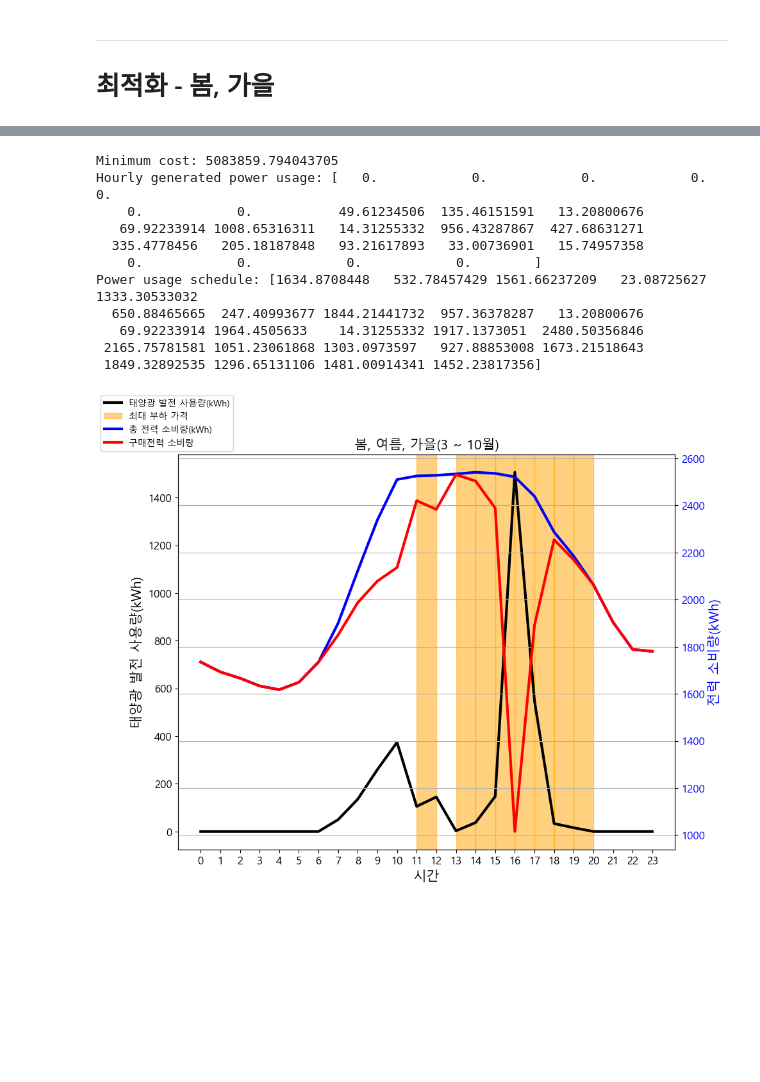
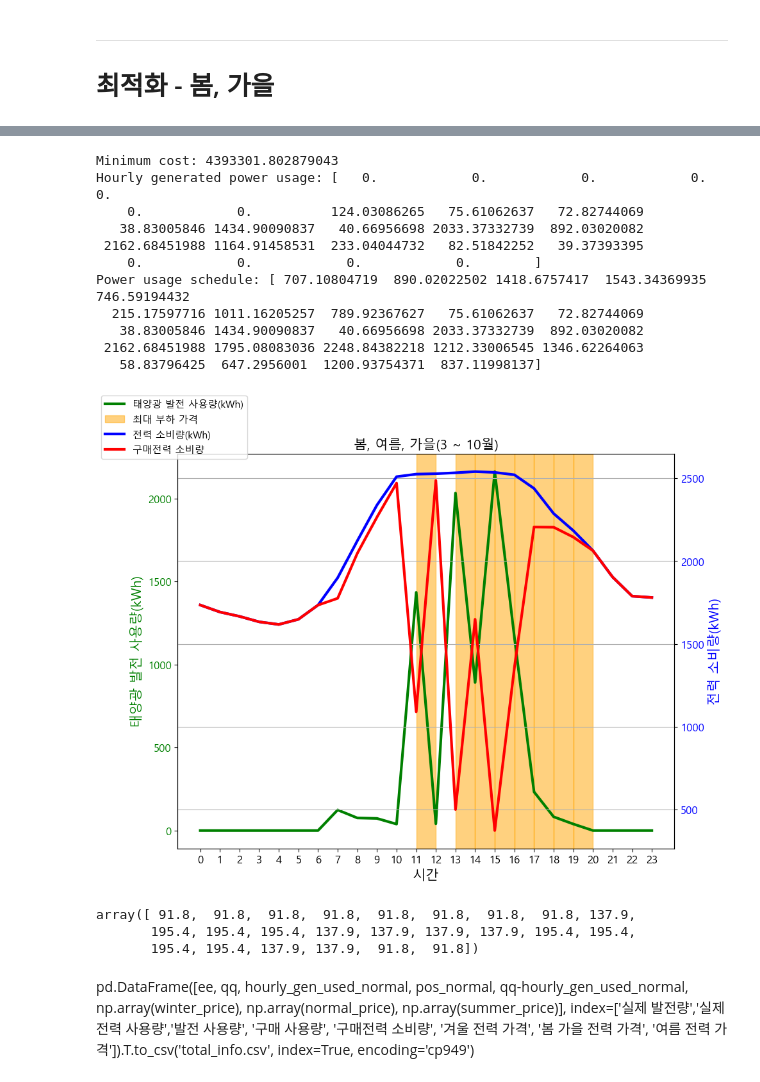
Before and after one commit to Jjineeq/Capstone_Design, a Jupyter notebook: plt.ipynb, the cells around one changed output, grey strips where cells are left out. Saved outputs shown, nothing was run; the diff lists cells and outputs as text; code cells hidden in the pictures; blank space fills up the shorter version.

```diff
--- a/plt.ipynb
+++ b/plt.ipynb
@@ -34,6 +34,8 @@ ee = solar.groupby(['hour']).mean().target
 ee[:7] = 0
 # %%
 ee[20:] = 0
+# %%
+ee = ee * 2.5
 # %%
 plt.figure(figsize=(10,8))
 plt.plot(ee, color = 'k')
@@ -129,2 +131,16 @@ plt.show()
 # %%
 time2 = [9, 10, 11, 16, 17, 18, 19]
+# %%
+plt.figure(figsize=(10,8))
+plt.plot(qq-ee, color = 'k', label = '실제 전력 사용량')
+plt.grid(True)
+plt.yticks(fontsize = 12)
+plt.xticks(np.arange(0,24,1) , fontsize = 12)
+plt.xlabel('시간', fontsize = 15)
+plt.ylabel('전력 사용량(kWh)', fontsize = 15)
+for i in time2:
+    plt.axvspan(i, i+1, alpha=0.8, color='orange')
+    if i == time2[-1]:
+        plt.axvspan(i, i+1, alpha=0.8, color='orange', label = '최대 부하 가격')
+plt.legend()
+plt.show()
@@ -345,9 +363,9 @@ def minimize_cost(x):
     return costs
 
 # PSO 알고리즘 설정
-options = {'c1': 0.5, 'c2': 0.5, 'w': 1.5}
+options = {'c1': 0.5, 'c2': 0.7, 'w': 1.5}
 bounds = (np.zeros(24), np.array(power_usage))
-optimizer = ps.single.GlobalBestPSO(n_particles=50, dimensions=24, options=options, bounds=bounds)
+optimizer = ps.single.GlobalBestPSO(n_particles=25, dimensions=24, options=options, bounds=bounds)
 
 # 최적화 실행
 cost, pos = optimizer.optimize(minimize_cost, iters=1000)
@@ -400,7 +418,7 @@ Power usage schedule: [ 155.7667726   930.12113185  565.12431553 1544.45010725
 fig, ax1 = plt.subplots(figsize=(10, 8))
 
 ax1.set_xlabel('시간', fontsize=15)
-ax1.set_ylabel('태양광 발전 사용량(kWh)', color='k', fontsize=15)
+ax1.set_ylabel('태양광 발전 사용량(kWh)', color='green', fontsize=15)
 ax1.plot(hourly_gen_used, color='green', label='태양광 발전 사용량(kWh)', linewidth = 3)
 ax1.tick_params(axis='y', labelcolor='green', labelsize=12)
 ax1.set_xticks(np.arange(0, 24, 1))
@@ -422,7 +440,7 @@ for i in time2:
         ax1.axvspan(i, i+1, alpha=0.5, color='orange')
 
 
-fig.legend(loc='upper left')
+fig.legend(loc='upper left',  fontsize = 11)
 plt.grid(True)
 plt.show()
 # %% [output]
@@ -624,49 +627,58 @@ Power usage schedule: [1634.8708448   532.78457429 1561.66237209   23.08725627 1
 # %%
-print(f"Minimum cost: {cost}")
+print(f"Minimum cost: {cost_normal}")
 
-print(f"Hourly generated power usage: {hourly_gen_used}")
+print(f"Hourly generated power usage: {hourly_gen_used_normal}")
 
-print(f"Power usage schedule: {pos}")
+print(f"Power usage schedule: {pos_normal}")
 # %% [output]
-Minimum cost: 5083859.794043705
+Minimum cost: 4393301.802879043
 Hourly generated power usage: [   0.            0.            0.            0.            0.
-    0.            0.           49.61234506  135.46151591   13.20800676
-   69.92233914 1008.65316311   14.31255332  956.43287867  427.68631271
-  335.4778456   205.18187848   93.21617893   33.00736901   15.74957358
+    0.            0.          124.03086265   75.61062637   72.82744069
+   38.83005846 1434.90090837   40.66956698 2033.37332739  892.03020082
+ 2162.68451988 1164.91458531  233.04044732   82.51842252   39.37393395
     0.            0.            0.            0.        ]
-Power usage schedule: [1634.8708448   532.78457429 1561.66237209   23.08725627 1333.30533032
-  650.88465665  247.40993677 1844.21441732  957.36378287   13.20800676
-   69.92233914 1964.4505633    14.31255332 1917.1373051  2480.50356846
- 2165.75781581 1051.23061868 1303.0973597   927.88853008 1673.21518643
- 1849.32892535 1296.65131106 1481.00914341 1452.23817356]
+Power usage schedule: [ 707.10804719  890.02022502 1418.6757417  1543.34369935  746.59194432
+  215.17597716 1011.16205257  789.92367627   75.61062637   72.82744069
+   38.83005846 1434.90090837   40.66956698 2033.37332739  892.03020082
+ 2162.68451988 1795.08083036 2248.84382218 1212.33006545 1346.62264063
+   58.83796425  647.2956001  1200.93754371  837.11998137]
 # %%
 fig, ax1 = plt.subplots(figsize=(10, 8))
 
 ax1.set_xlabel('시간', fontsize=15)
-ax1.set_ylabel('태양광 발전 사용량(kWh)', color='k', fontsize=15)
-ax1.plot(hourly_gen_used, color='k', label='태양광 발전 사용량(kWh)', linewidth = 3)
-ax1.tick_params(axis='y', labelcolor='k', labelsize=12)
+ax1.set_ylabel('태양광 발전 사용량(kWh)', color='g', fontsize=15)
+ax1.plot(hourly_gen_used_normal, color='g', label='태양광 발전 사용량(kWh)', linewidth = 3)
+ax1.tick_params(axis='y', labelcolor='g', labelsize=12)
 ax1.set_xticks(np.arange(0, 24, 1))
 ax1.set_xticklabels(np.arange(0, 24, 1), fontsize=12)
 ax1.set_title('봄, 여름, 가을(3 ~ 10월)', fontsize=15)
 
 ax2 = ax1.twinx()
 
 ax2.set_ylabel('전력 소비량(kWh)', color='b', fontsize=15)
-ax2.plot(qq, color='b', label='총 전력 소비량(kWh)', linewidth = 3)
+ax2.plot(qq, color='b', label='전력 소비량(kWh)', linewidth = 3)
 ax2.tick_params(axis='y', labelcolor='b', labelsize=12)
 
-plt.plot(qq-hourly_gen_used, color='r', label='구매전력 소비량', linewidth = 3)
+plt.plot(qq-hourly_gen_used_normal, color='r', label='구매전력 소비량', linewidth = 3)
 
 for i in time:
     if i == time[-1]:
         ax1.axvspan(i, i+1, alpha=0.5, color='orange', label='최대 부하 가격')
     else:
         ax1.axvspan(i, i+1, alpha=0.5, color='orange')
 
 
-fig.legend(loc='upper left')
+fig.legend(loc='upper left', fontsize = 11)
 plt.grid(True)
 plt.show()
 # %% [output]
-[figure, old version]
+[figure, new version]
+# %%
+np.array(winter_price)
+# %% [output]
+array([ 91.8,  91.8,  91.8,  91.8,  91.8,  91.8,  91.8,  91.8, 137.9,
+       195.4, 195.4, 195.4, 137.9, 137.9, 137.9, 137.9, 195.4, 195.4,
+       195.4, 195.4, 137.9, 137.9,  91.8,  91.8])
+# %% [markdown]
+pd.DataFrame([ee, qq, hourly_gen_used_normal, pos_normal, qq-hourly_gen_used_normal, np.array(winter_price), np.array(normal_price), np.array(summer_price)],
+             index=['실제 발전량','실제 전력 사용량','발전 사용량', '구매 사용량', '구매전력 소비량', '겨울 전력 가격', '봄 가을 전력 가격', '여름 전력 가격']).T.to_csv('total_info.csv', index=True, encoding='cp949')
```
Also changed, not shown: parts of 18 cells of this notebook, 3 other files.
